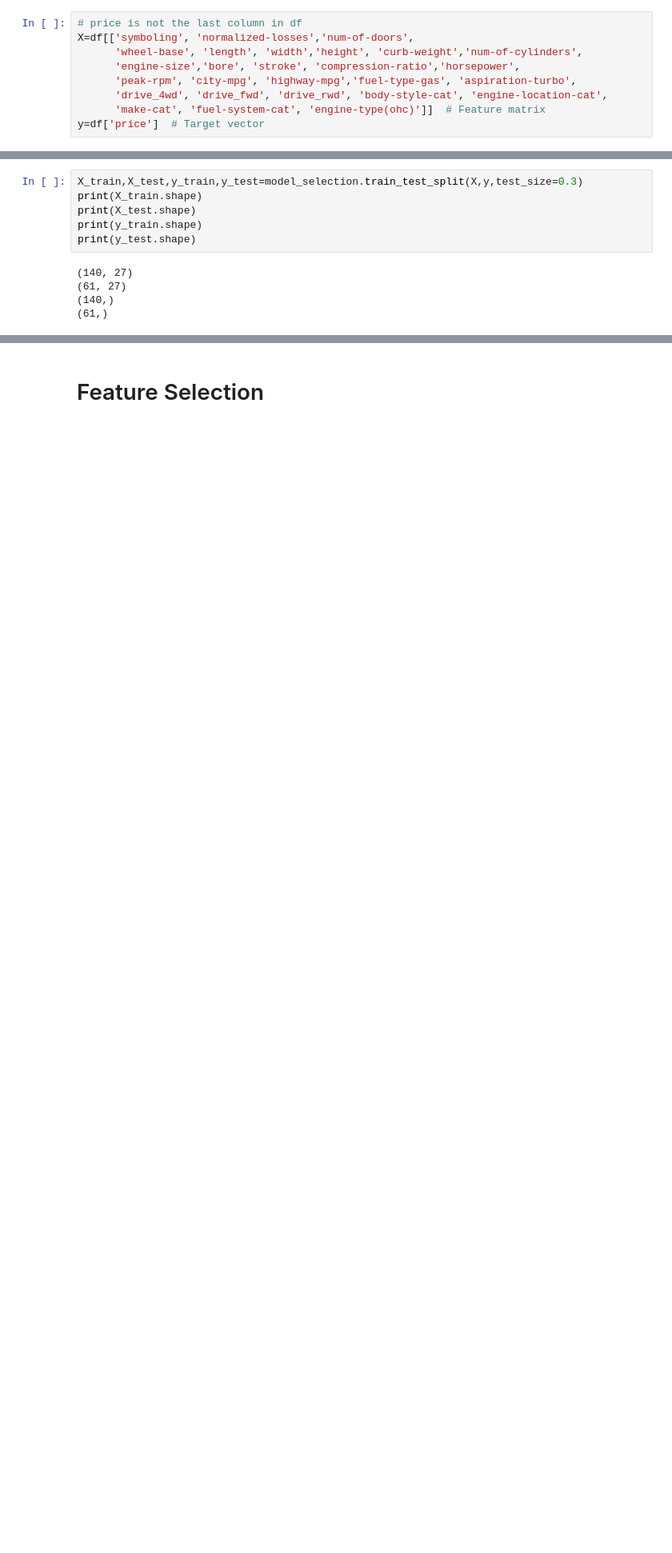
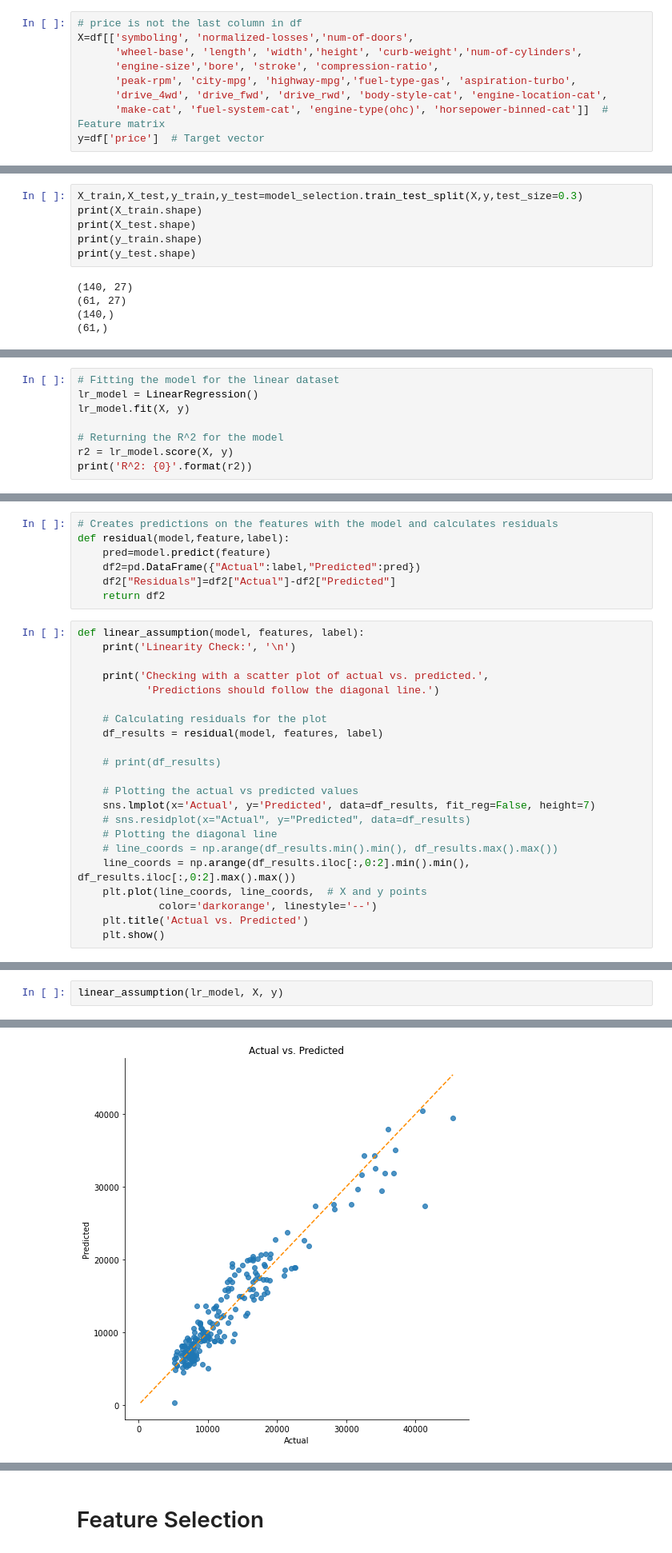
Before and after one commit to nafisa-samia/Automobile-Price-Prediction-using-Linear-Regression, a Jupyter notebook: Automobile_price_prediction_using_regression.ipynb, the cells around one changed output, grey strips where cells are left out. Shown at 80% size. Drawn from its saved outputs; the diff is of its cells as text; blank space fills up the shorter version.

Commit message:
Checking LR Assumptions

```diff
--- a/Automobile_price_prediction_using_regression.ipynb
+++ b/Automobile_price_prediction_using_regression.ipynb
@@ -996,10 +1043,10 @@ dtype: object
 # price is not the last column in df
 X=df[['symboling', 'normalized-losses','num-of-doors',
       'wheel-base', 'length', 'width','height', 'curb-weight','num-of-cylinders',
-      'engine-size','bore', 'stroke', 'compression-ratio','horsepower',
+      'engine-size','bore', 'stroke', 'compression-ratio',
       'peak-rpm', 'city-mpg', 'highway-mpg','fuel-type-gas', 'aspiration-turbo',
       'drive_4wd', 'drive_fwd', 'drive_rwd', 'body-style-cat', 'engine-location-cat',
-      'make-cat', 'fuel-system-cat', 'engine-type(ohc)']]  # Feature matrix
+      'make-cat', 'fuel-system-cat', 'engine-type(ohc)', 'horsepower-binned-cat']]  # Feature matrix
 y=df['price']  # Target vector
 # %%
 X.head()
@@ -1035,0 +1085,8 @@ print(y_test.shape)
+# %%
+# Fitting the model for the linear dataset
+lr_model = LinearRegression()
+lr_model.fit(X, y)
+
+# Returning the R^2 for the model
+r2 = lr_model.score(X, y)
+print('R^2: {0}'.format(r2))
@@ -1035,0 +1099,29 @@ print(y_test.shape)
+# %%
+# Creates predictions on the features with the model and calculates residuals
+def residual(model,feature,label):
+    pred=model.predict(feature)
+    df2=pd.DataFrame({"Actual":label,"Predicted":pred})
+    df2["Residuals"]=df2["Actual"]-df2["Predicted"]
+    return df2
+# %%
+def linear_assumption(model, features, label):
+    print('Linearity Check:', '\n')
+
+    print('Checking with a scatter plot of actual vs. predicted.',
+           'Predictions should follow the diagonal line.')
+
+    # Calculating residuals for the plot
+    df_results = residual(model, features, label)
+
+    # print(df_results)
+
+    # Plotting the actual vs predicted values
+    sns.lmplot(x='Actual', y='Predicted', data=df_results, fit_reg=False, height=7)
+    # sns.residplot(x="Actual", y="Predicted", data=df_results)
+    # Plotting the diagonal line
+    # line_coords = np.arange(df_results.min().min(), df_results.max().max())
+    line_coords = np.arange(df_results.iloc[:,0:2].min().min(), df_results.iloc[:,0:2].max().max())
+    plt.plot(line_coords, line_coords,  # X and y points
+             color='darkorange', linestyle='--')
+    plt.title('Actual vs. Predicted')
+    plt.show()
@@ -1035,0 +1144,3 @@ print(y_test.shape)
+# %%
+linear_assumption(lr_model, X, y)
+# %% [output]
@@ -1035,0 +1150 @@ print(y_test.shape)
+[figure, added]
```
Also changed, not shown: parts of 55 cells of this notebook.
